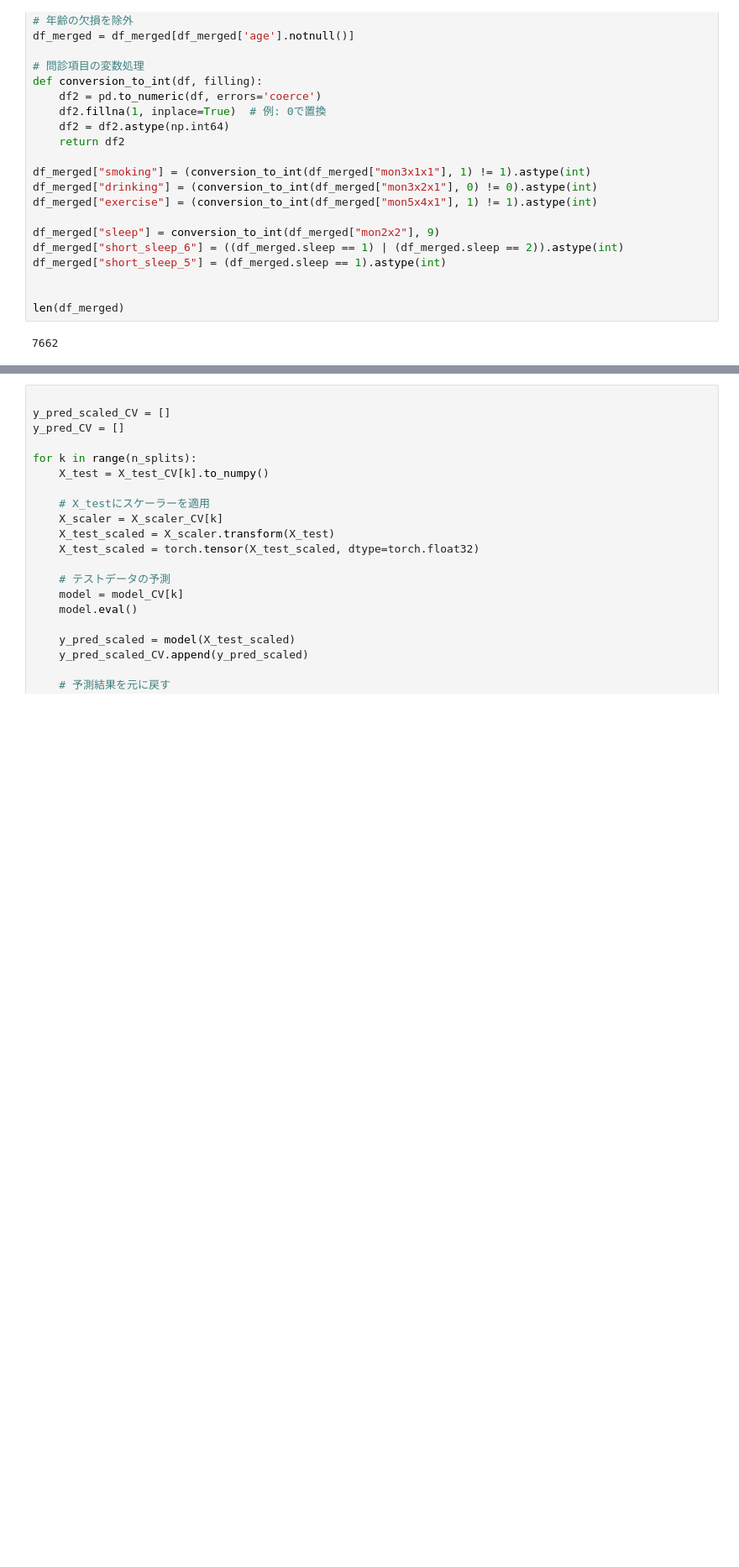
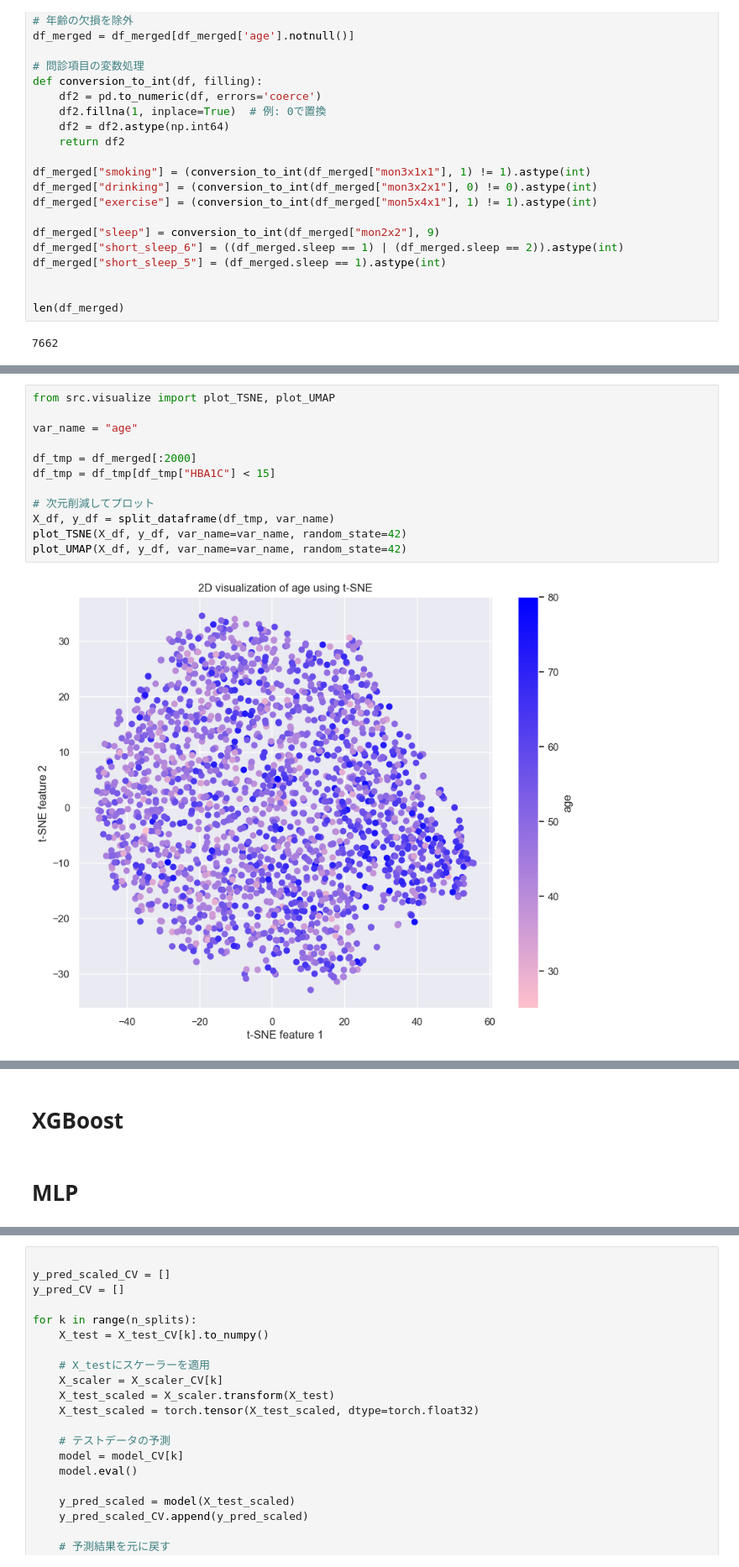
Before and after one commit to keimy1007/OCT2Age, a Jupyter notebook: notebook/[ks231207]OCT2Age.ipynb, the cells around one changed output, grey strips where cells are left out. Shown at 84% size. Saved outputs shown, nothing was run; the diff lists cells and outputs as text; blank space fills up the shorter version.

```diff
--- a/notebook/[ks231207]OCT2Age.ipynb
+++ b/notebook/[ks231207]OCT2Age.ipynb
@@ -142,0 +152,14 @@ _, X_test_CV, X_scaler_CV, _, y_test_CV, y_scaler_CV, train_loader_CV, test_load
+# %%
+from src.visualize import plot_TSNE, plot_UMAP
+
+var_name = "age"
+
+df_tmp = df_merged[:2000]
+df_tmp = df_tmp[df_tmp["HBA1C"] < 15]
+
+# 次元削減してプロット
+X_df, y_df = split_dataframe(df_tmp, var_name)
+plot_TSNE(X_df, y_df, var_name=var_name, random_state=42)
+plot_UMAP(X_df, y_df, var_name=var_name, random_state=42)
+# %% [output]
+[figure, added]
@@ -142,0 +167,4 @@ _, X_test_CV, X_scaler_CV, _, y_test_CV, y_scaler_CV, train_loader_CV, test_load
+# %% [markdown]
+# XGBoost
+# %% [markdown]
+# MLP
```
Also changed, not shown: parts of 13 cells of this notebook, 3 other files.
